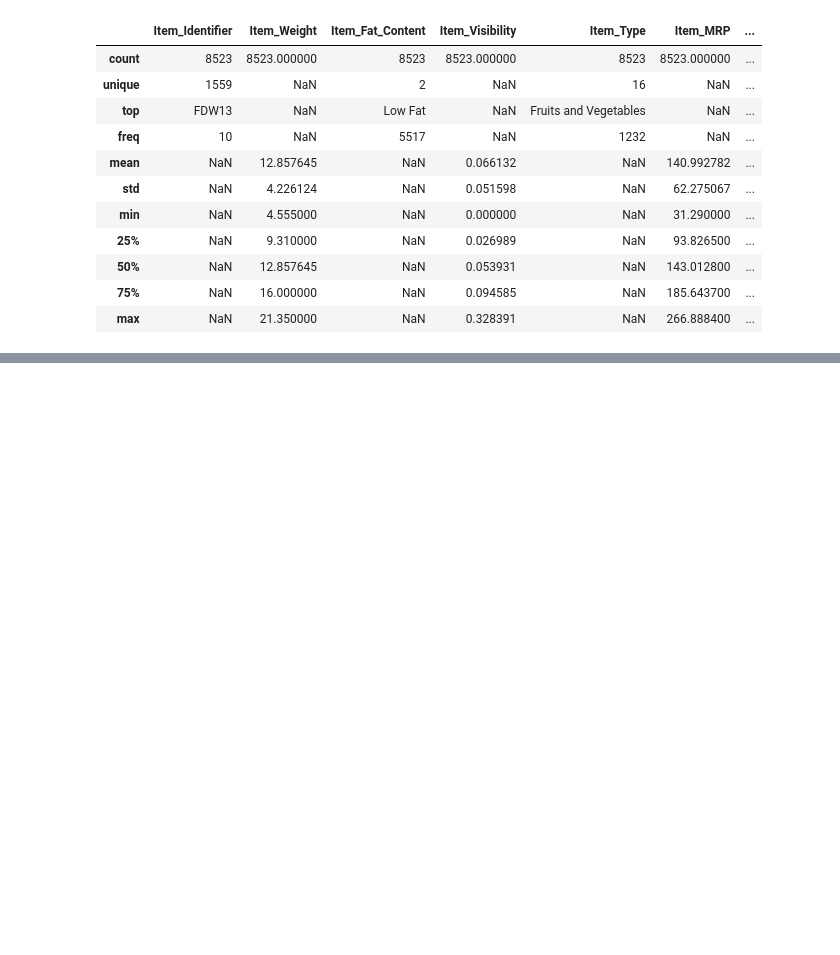
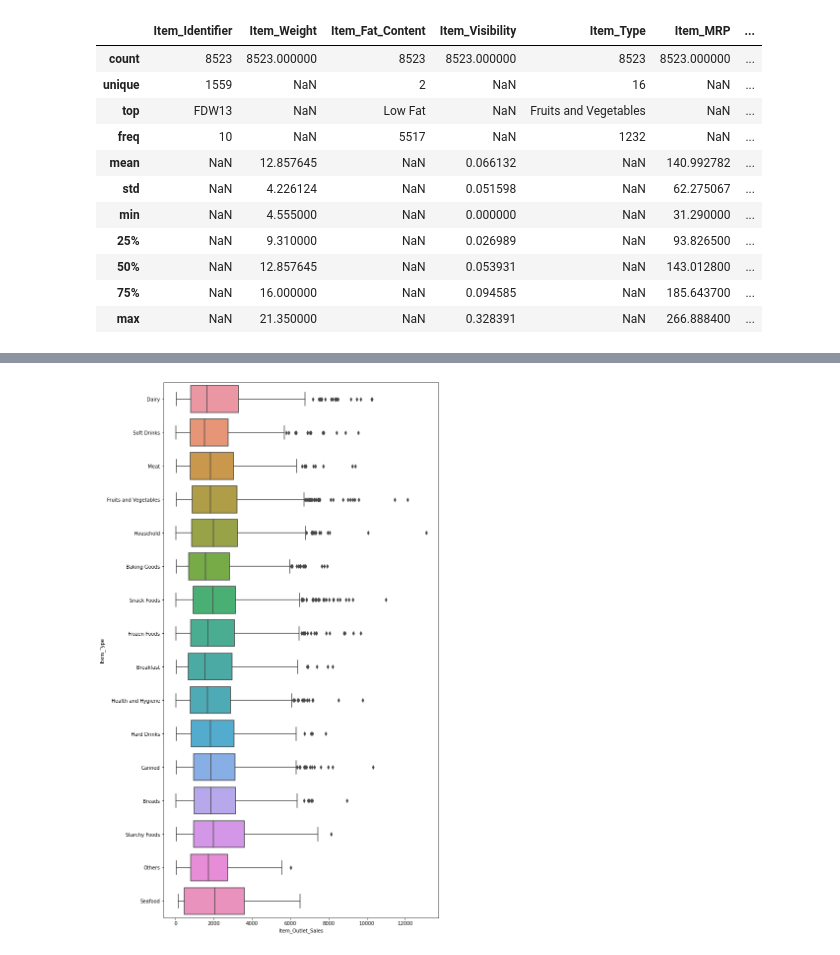
Before and after one commit to PaulaNegrete/Sales-Predictions, a Jupyter notebook: Sales_predictions.ipynb, the cells around one changed output, grey strips where cells are left out. Cells and saved outputs as stored; diff of their text form; code cells hidden in the pictures; blank space fills up the shorter version.

```diff
--- a/Sales_predictions.ipynb
+++ b/Sales_predictions.ipynb
@@ -140,0 +154,5 @@ df.describe(include='all')
+# %%
+plt.figure(figsize=(10, 20))
+sns.boxplot(data=df, x="Item_Outlet_Sales", y="Item_Type", dodge=False);
+# %% [output]
+[figure, added]
```
Also changed, not shown: parts of 6 cells of this notebook.
